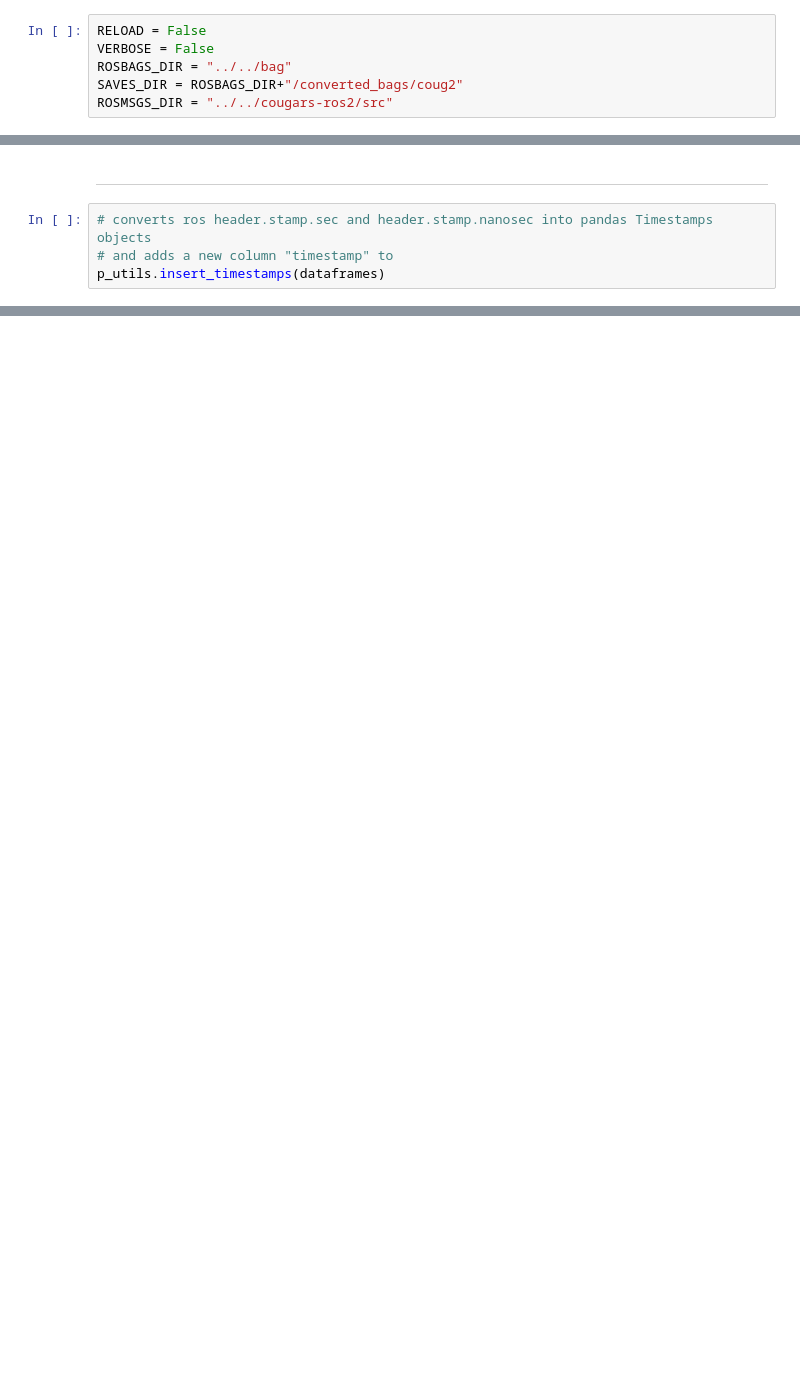
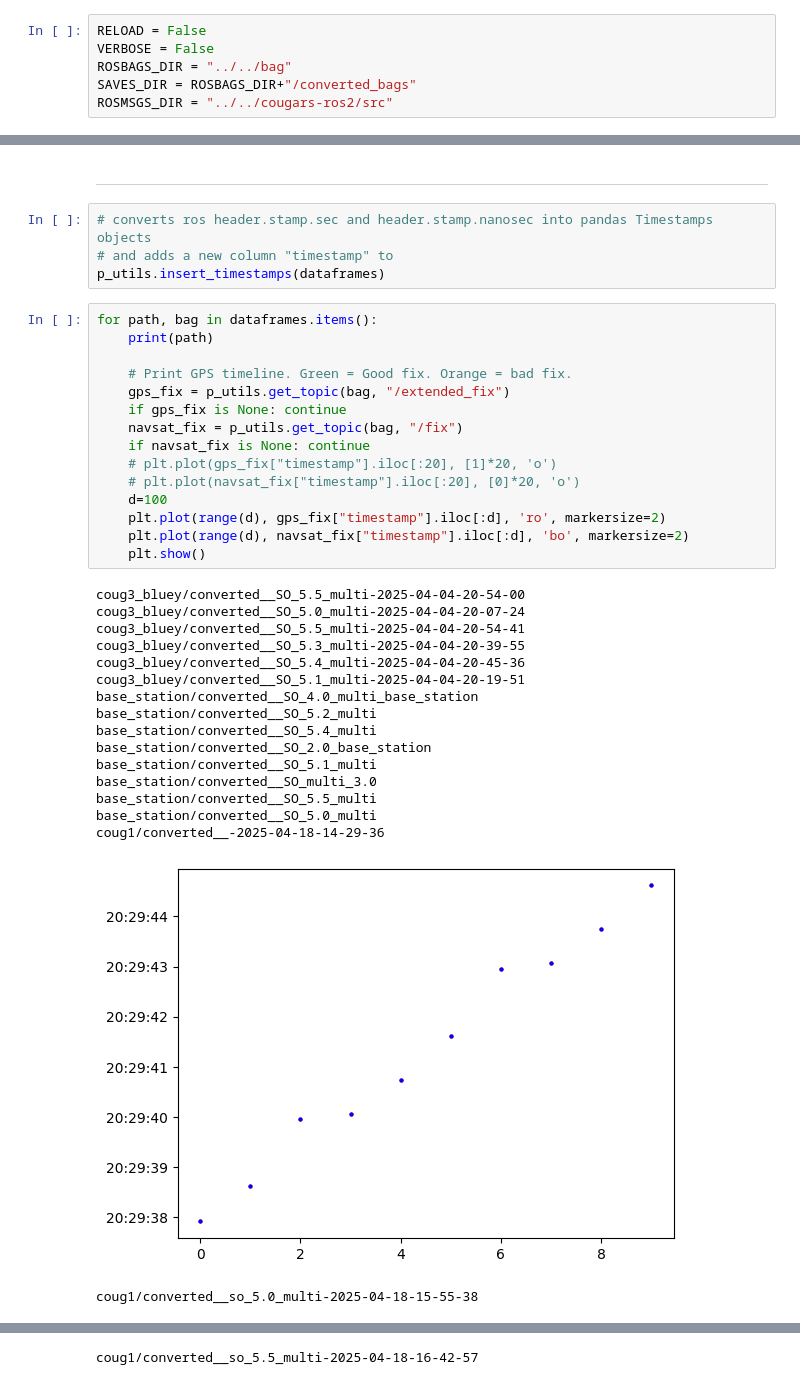
Before and after one commit to BYU-FRoSt-Lab/cougars-base-station, a Jupyter notebook: postprocessing/individual_bag_plots.ipynb, the cells around one changed output, grey strips where cells are left out. Cells and saved outputs as stored; diff of their text form; blank space fills up the shorter version.

```diff
--- a/postprocessing/individual_bag_plots.ipynb
+++ b/postprocessing/individual_bag_plots.ipynb
@@ -22,7 +22,7 @@ from matplotlib.ticker import MaxNLocator
 RELOAD = False
 VERBOSE = False
 ROSBAGS_DIR = "../../bag"
-SAVES_DIR = ROSBAGS_DIR+"/converted_bags/coug2"
+SAVES_DIR = ROSBAGS_DIR+"/converted_bags"
 ROSMSGS_DIR = "../../cougars-ros2/src"
 # %%
 # Convert Rosbags
@@ -44,3 +47,36 @@ print("dataframes loaded")
 # converts ros header.stamp.sec and header.stamp.nanosec into pandas Timestamps objects
 # and adds a new column "timestamp" to
 p_utils.insert_timestamps(dataframes)
+# %%
+for path, bag in dataframes.items():
+    print(path)
+
+    # Print GPS timeline. Green = Good fix. Orange = bad fix.
+    gps_fix = p_utils.get_topic(bag, "/extended_fix")
+    if gps_fix is None: continue
+    navsat_fix = p_utils.get_topic(bag, "/fix")
+    if navsat_fix is None: continue
+    # plt.plot(gps_fix["timestamp"].iloc[:20], [1]*20, 'o')
+    # plt.plot(navsat_fix["timestamp"].iloc[:20], [0]*20, 'o')
+    d=100
+    plt.plot(range(d), gps_fix["timestamp"].iloc[:d], 'ro', markersize=2)
+    plt.plot(range(d), navsat_fix["timestamp"].iloc[:d], 'bo', markersize=2)
+    plt.show()
+# %% [output]
+coug3_bluey/converted__SO_5.5_multi-2025-04-04-20-54-00
+coug3_bluey/converted__SO_5.0_multi-2025-04-04-20-07-24
+coug3_bluey/converted__SO_5.5_multi-2025-04-04-20-54-41
+coug3_bluey/converted__SO_5.3_multi-2025-04-04-20-39-55
+coug3_bluey/converted__SO_5.4_multi-2025-04-04-20-45-36
+coug3_bluey/converted__SO_5.1_multi-2025-04-04-20-19-51
+base_station/converted__SO_4.0_multi_base_station
+base_station/converted__SO_5.2_multi
+base_station/converted__SO_5.4_multi
+base_station/converted__SO_2.0_base_station
+base_station/converted__SO_5.1_multi
+base_station/converted__SO_multi_3.0
+base_station/converted__SO_5.5_multi
+base_station/converted__SO_5.0_multi
+coug1/converted__-2025-04-18-14-29-36
+[figure, added]
+coug1/converted__so_5.0_multi-2025-04-18-15-55-38
@@ -46,0 +84 @@ p_utils.insert_timestamps(dataframes)
+coug1/converted__so_5.5_multi-2025-04-18-16-42-57
```
Also changed, not shown: parts of 4 cells of this notebook.
